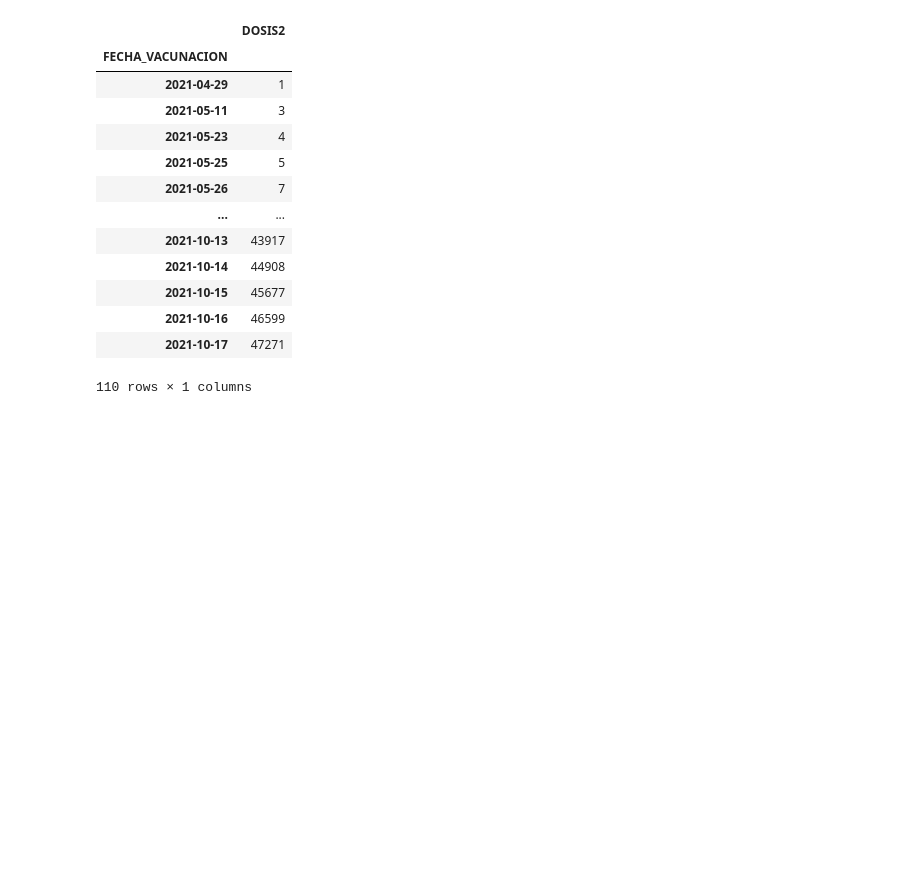
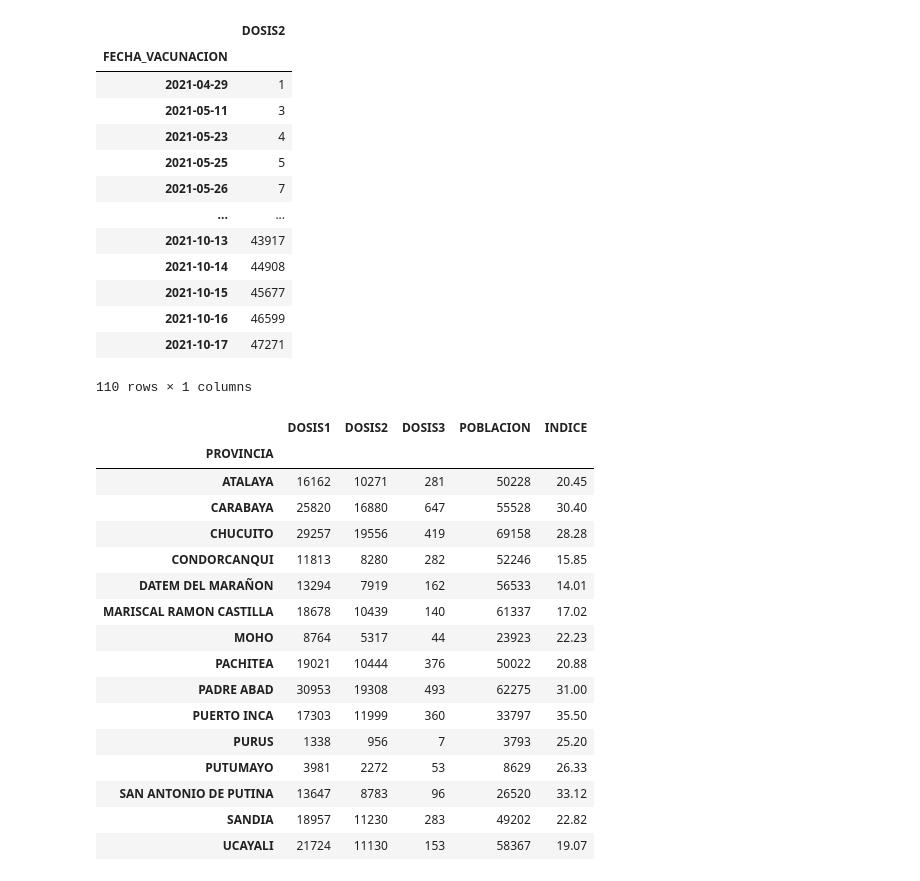
Before and after one commit to annaabsi/git-scraper-vacunacion, a Jupyter notebook: notebooks/scraper.ipynb, the cells around one changed output. Cells and saved outputs as stored; diff of their text form; code cells hidden in the pictures; blank space fills up the shorter version.

Commit message:
provincias criticas avance

```diff
--- a/notebooks/scraper.ipynb
+++ b/notebooks/scraper.ipynb
@@ -1,7 +1,7 @@
 # %%
 import pandas as pd
 #df=pd.read_csv('https://cloud.minsa.gob.pe/s/To2QtqoNjKqobfw/download', usecols=['FECHA_CORTE', 'EDAD', 'SEXO', 'FECHA_VACUNACION', 'DOSIS', 'DEPARTAMENTO', 'FABRICANTE'],parse_dates=['FECHA_VACUNACION'])
-df=pd.read_csv('vacunas_covid.csv', usecols=['FECHA_CORTE', 'EDAD', 'SEXO', 'FECHA_VACUNACION', 'DOSIS', 'DEPARTAMENTO', 'FABRICANTE'], parse_dates=['FECHA_VACUNACION'])
+df=pd.read_csv('vacunas_covid.csv', usecols=['FECHA_CORTE', 'EDAD', 'SEXO', 'FECHA_VACUNACION', 'DOSIS', 'DEPARTAMENTO', 'PROVINCIA', 'DISTRITO', 'FABRICANTE'], parse_dates=['FECHA_VACUNACION'])
 fecha_corte=df['FECHA_CORTE'].drop_duplicates().set_axis(['fecha_corte'])
 #fecha_corte.to_json("../resultados/fecha_corte.json")
 # %%
@@ -249,3 +249,65 @@ df_11_16_diario_cum
 | 2021-10-16 | 46599 |
 | 2021-10-17 | 47271 |
 110 rows × 1 columns
+# %%
+# PROVINCIAS CRITICAS
+list_provincias_criticas = [
+    "ATALAYA",
+    "CARABAYA",
+    "CHUCUITO",
+    "CONDORCANQUI",
+    "DATEM DEL MARAÑON",
+    "MARISCAL RAMON CASTILLA",
+    "MOHO",
+    "PACHITEA",
+    "PADRE ABAD",
+    "PUERTO INCA",
+    "PURUS",
+    "PUTUMAYO",
+    "SAN ANTONIO DE PUTINA",
+    "SANDIA",
+    "UCAYALI"]
+list_provincias_poblacion = [
+    50228,
+    55528,
+    69158,
+    52246,
+    56533,
+    61337,
+    23923,
+    50022,
+    62275,
+    33797,
+    3793,
+    8629,
+    26520,
+    49202,
+    58367,
+]
+df_ambas_dosis_provincia=df[df['PROVINCIA'].isin(list_provincias_criticas)]
+df_ambas_dosis_provincia=df_ambas_dosis_provincia[['PROVINCIA','DOSIS','SEXO']].groupby(['PROVINCIA', 'DOSIS']).count()
+df_ambas_dosis_provincia=df_ambas_dosis_provincia.reset_index()
+df_ambas_dosis_provincia=df_ambas_dosis_provincia.pivot(index='PROVINCIA', columns='DOSIS', values='SEXO')
+df_ambas_dosis_provincia.columns=['DOSIS1','DOSIS2','DOSIS3']
+df_ambas_dosis_provincia['POBLACION']=list_provincias_poblacion
+df_ambas_dosis_provincia['INDICE']=round(df_ambas_dosis_provincia['DOSIS2']/df_ambas_dosis_provincia['POBLACION']*100,2)
+df_ambas_dosis_provincia=df_ambas_dosis_provincia.fillna(0)
+df_ambas_dosis_provincia
+# %% [output]
+|  | DOSIS1 | DOSIS2 | DOSIS3 | POBLACION | INDICE |
+| PROVINCIA |  |  |  |  |  |
+| ATALAYA | 16162 | 10271 | 281 | 50228 | 20.45 |
+| CARABAYA | 25820 | 16880 | 647 | 55528 | 30.40 |
+| CHUCUITO | 29257 | 19556 | 419 | 69158 | 28.28 |
+| CONDORCANQUI | 11813 | 8280 | 282 | 52246 | 15.85 |
+| DATEM DEL MARAÑON | 13294 | 7919 | 162 | 56533 | 14.01 |
+| MARISCAL RAMON CASTILLA | 18678 | 10439 | 140 | 61337 | 17.02 |
+| MOHO | 8764 | 5317 | 44 | 23923 | 22.23 |
+| PACHITEA | 19021 | 10444 | 376 | 50022 | 20.88 |
+| PADRE ABAD | 30953 | 19308 | 493 | 62275 | 31.00 |
+| PUERTO INCA | 17303 | 11999 | 360 | 33797 | 35.50 |
+| PURUS | 1338 | 956 | 7 | 3793 | 25.20 |
+| PUTUMAYO | 3981 | 2272 | 53 | 8629 | 26.33 |
+| SAN ANTONIO DE PUTINA | 13647 | 8783 | 96 | 26520 | 33.12 |
+| SANDIA | 18957 | 11230 | 283 | 49202 | 22.82 |
+| UCAYALI | 21724 | 11130 | 153 | 58367 | 19.07 |
```
Also changed, not shown: 1 other file.
